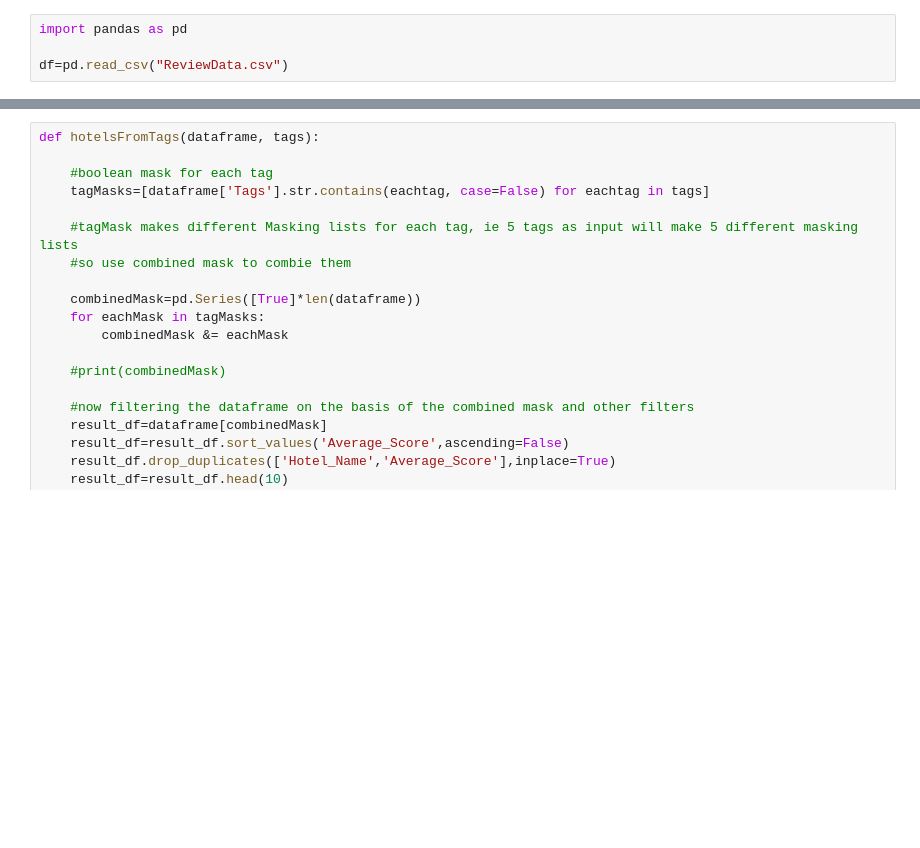
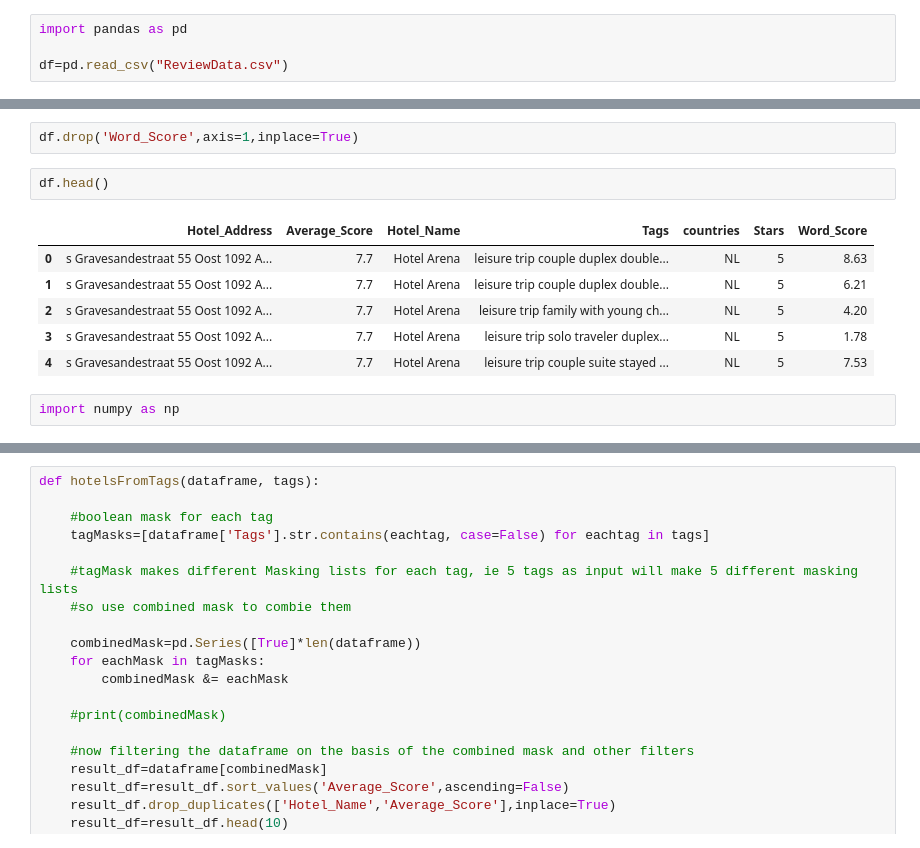
Before and after one commit to AvirupRay/Hotel-Recommendations-Based-on-Customer-Feedback, a Jupyter notebook: cleanData.ipynb, the cells around one changed output, grey strips where cells are left out. Saved outputs shown, nothing was run; the diff lists cells and outputs as text; blank space fills up the shorter version.

```diff
--- a/cleanData.ipynb
+++ b/cleanData.ipynb
@@ -10,0 +42,13 @@ df.isnull().sum()
+# %%
+df.drop('Word_Score',axis=1,inplace=True)
+# %%
+df.head()
+# %% [output]
+|  | Hotel_Address | Average_Score | Hotel_Name | Tags | countries | Stars | Word_Score |
+| 0 | s Gravesandestraat 55 Oost 1092 A... | 7.7 | Hotel Arena | leisure trip couple duplex double... | NL | 5 | 8.63 |
+| 1 | s Gravesandestraat 55 Oost 1092 A... | 7.7 | Hotel Arena | leisure trip couple duplex double... | NL | 5 | 6.21 |
+| 2 | s Gravesandestraat 55 Oost 1092 A... | 7.7 | Hotel Arena | leisure trip family with young ch... | NL | 5 | 4.20 |
+| 3 | s Gravesandestraat 55 Oost 1092 A... | 7.7 | Hotel Arena | leisure trip solo traveler duplex... | NL | 5 | 1.78 |
+| 4 | s Gravesandestraat 55 Oost 1092 A... | 7.7 | Hotel Arena | leisure trip couple suite stayed ... | NL | 5 | 7.53 |
+# %%
+import numpy as np
```
Also changed, not shown: parts of 8 cells of this notebook.
